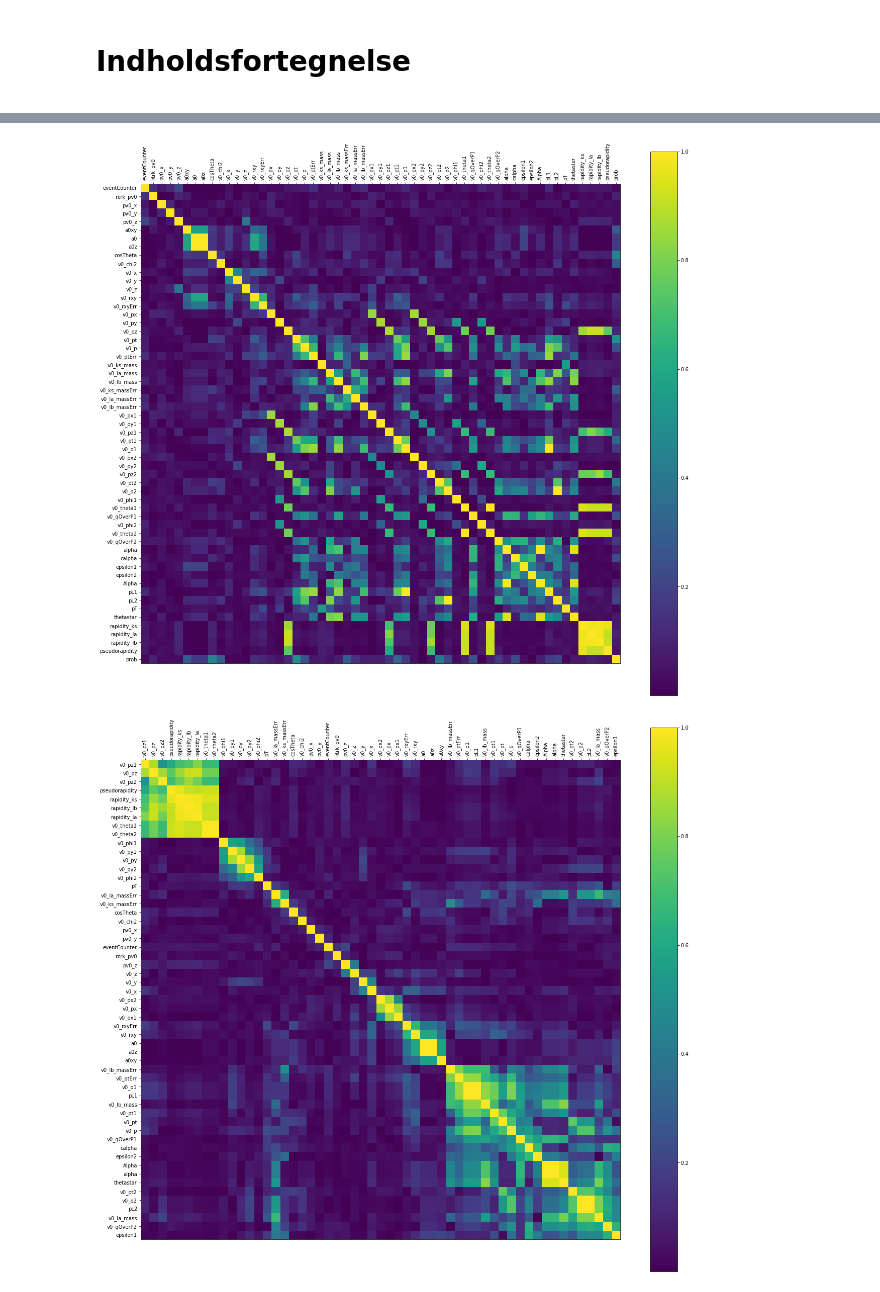
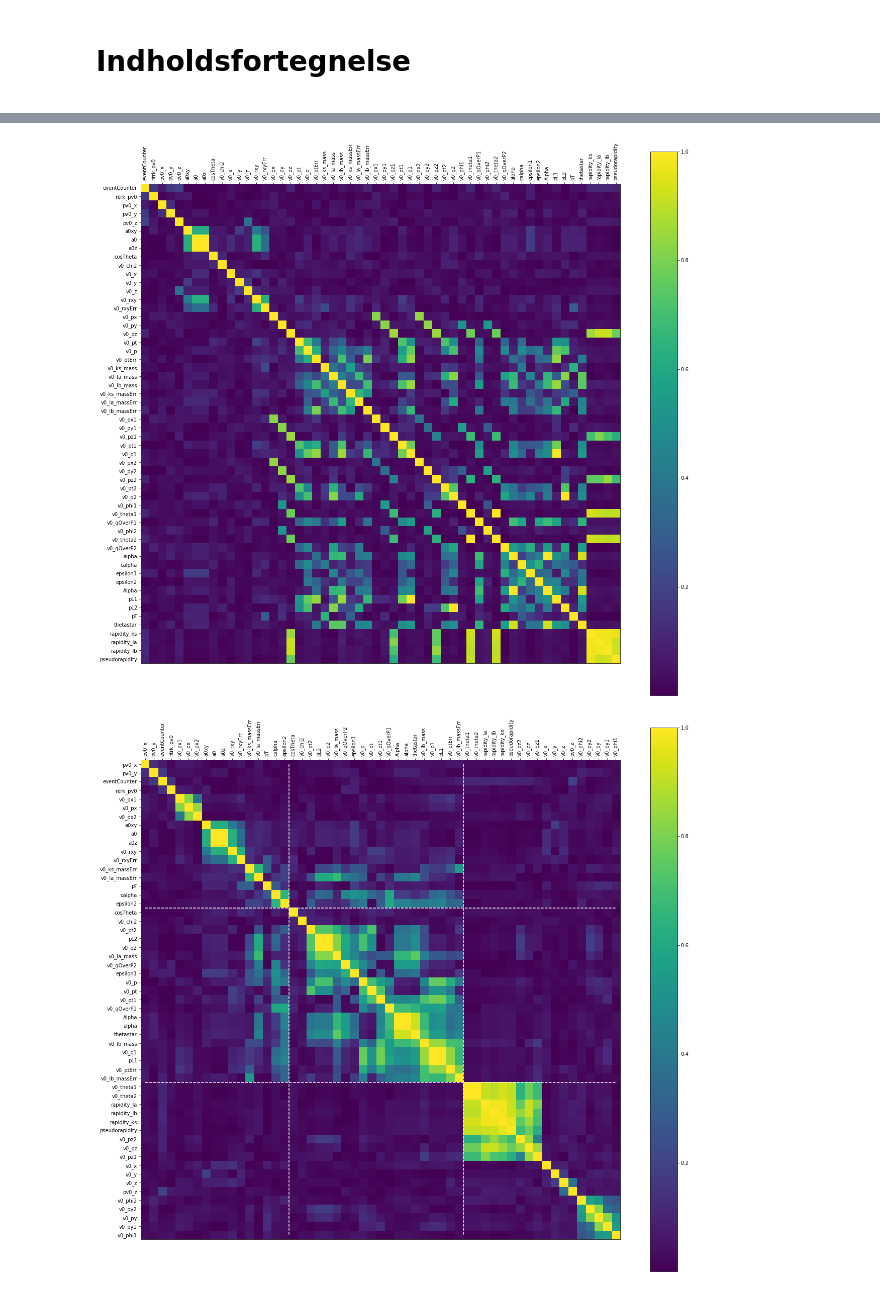
Before and after one commit to JohannSeverin/PUK_ml_high, a Jupyter notebook: Correlations-pearson.ipynb, the cells around one changed output, grey strips where cells are left out. Drawn from its saved outputs; the diff is of its cells as text; code cells hidden in the pictures.

```diff
--- a/Correlations-pearson.ipynb
+++ b/Correlations-pearson.ipynb
@@ -29,3 +29,3 @@ prob_func = dill.loads(func_seri)
 # %%
 
-df = prob_func(df)
+# df = prob_func(df)
@@ -64,12 +59,12 @@ fig.colorbar(show)
 fig.tight_layout()
 fig
 # %% [output]
-[figure, old version]
+[figure, new version]
 # %%
 from scipy.cluster.hierarchy import linkage, leaves_list, optimal_leaf_ordering
 from scipy.spatial.distance import squareform
 
-last = ["v0_ks_mass", "prob"]
+last = ["v0_ks_mass"]#, "prob"]
 
 ind_last = np.array([list(cols).index(par) for par in last])
 
@@ -96,7 +91,7 @@ dist[dist < 0] = 0
 
 dist = squareform(dist)
 
-Z = linkage(dist, method = "ward", optimal_ordering = True)
+Z = linkage(dist, method = "complete", optimal_ordering = True)
 sort_ind = leaves_list(optimal_leaf_ordering(Z, dist))
 
 # leaves_list(linkage(dist, optimal_ordering = True))
@@ -106,35 +101,35 @@ sorted_mat = sorted_mat[sort_ind, :]
 # %%
 fig, ax = plt.subplots(figsize = (18, 16))
 show = ax.imshow(sorted_mat)
 
 ax.set_xticks(np.arange(len(sort_ind)))
 ax.set_xticklabels(cols[sort_ind], rotation = 90)
 ax.set_yticks(np.arange(len(sort_ind)))
 ax.set_yticklabels(cols[sort_ind])
 ax.tick_params(axis = 'x', bottom = False, top = True, labelbottom = False, labeltop = True)
 # ax.xticks(rotation = 90)
 
 fig.colorbar(show)
 
 fig.tight_layout()
 # fig
 
 
 from scipy.cluster.hierarchy import fcluster
-label = fcluster(Z, 1.6, criterion = 'distance')[sort_ind]
+label = fcluster(Z, 3, criterion = 'maxclust')[sort_ind]
 cuts = np.arange(len(label))[(label - np.roll(label, 1) == 1)]
 cuts = np.hstack([0] + list(cuts) + [len(label)])
 
 # cuts = [0, 16, len(label)]
 
-# for line in cuts[1:-1]:#np.arange(len(label))[(label - np.roll(label, 1) == 1)] - 0.5:
-#         ax.hlines(line - 0.5, 0, len(sort_ind) - 1, color = 'white', linestyle = 'dashed')
-#         ax.vlines(line - 0.5, 0, len(sort_ind) - 1, color = 'white', linestyle = 'dashed')
+for line in cuts[1:-1]:#np.arange(len(label))[(label - np.roll(label, 1) == 1)] - 0.5:
+        ax.hlines(line - 0.5, 0, len(sort_ind) - 1, color = 'white', linestyle = 'dashed')
+        ax.vlines(line - 0.5, 0, len(sort_ind) - 1, color = 'white', linestyle = 'dashed')
 
 # ax.hlines(5, 0, len(label), colors = 'white', linestyle = 'dashed')
 # fig
 # %% [output]
-[figure, old version]
+[figure, new version]
 # %%
 cols = cols[sort_ind]
 
```
Also changed, not shown: parts of 13 cells of this notebook, 4 other files.
